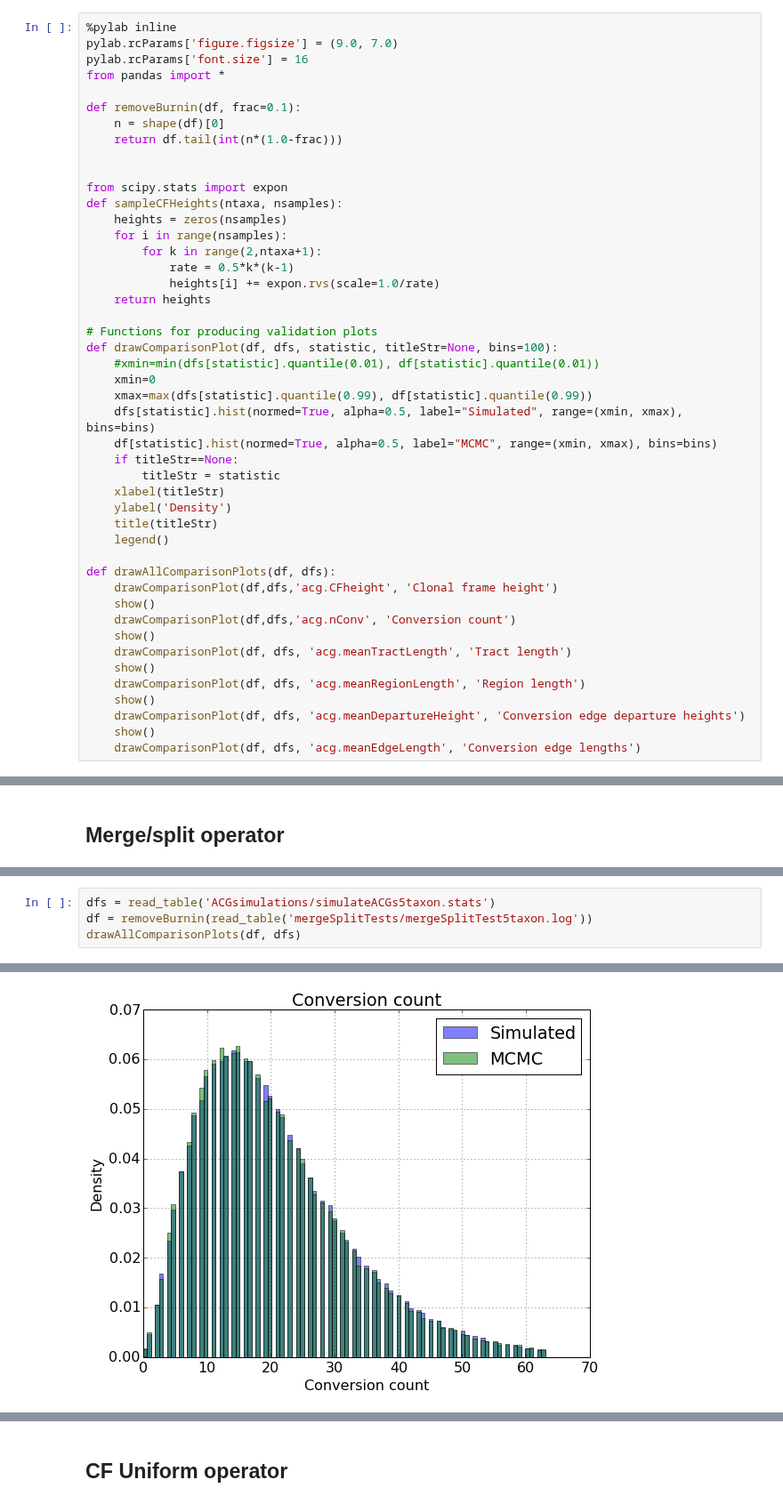
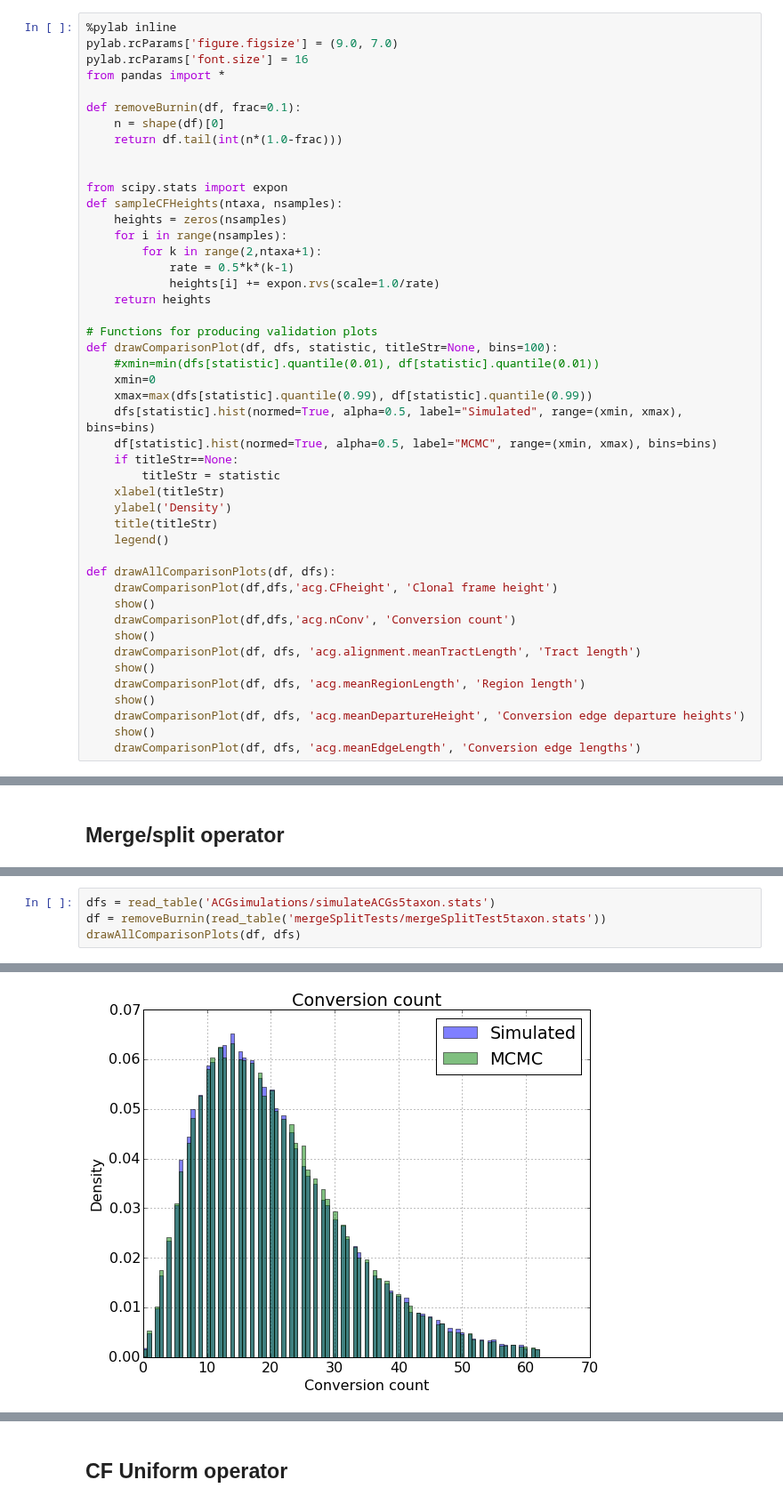
Before and after one commit to tgvaughan/bacter, a Jupyter notebook: examples/unrestricted/Validation.ipynb, the cells around one changed output, grey strips where cells are left out. Shown at 89% size. Saved outputs shown, nothing was run; the diff lists cells and outputs as text.

```diff
--- a/examples/unrestricted/Validation.ipynb
+++ b/examples/unrestricted/Validation.ipynb
@@ -37,7 +37,7 @@ def drawAllComparisonPlots(df, dfs):
     show()
     drawComparisonPlot(df,dfs,'acg.nConv', 'Conversion count')
     show()
-    drawComparisonPlot(df, dfs, 'acg.meanTractLength', 'Tract length')
+    drawComparisonPlot(df, dfs, 'acg.alignment.meanTractLength', 'Tract length')
     show()
     drawComparisonPlot(df, dfs, 'acg.meanRegionLength', 'Region length')
     show()
@@ -217,5 +217,5 @@ drawAllComparisonPlots(df, dfs)
 # %%
 dfs = read_table('ACGsimulations/simulateACGs5taxon.stats')
-df = removeBurnin(read_table('mergeSplitTests/mergeSplitTest5taxon.log'))
+df = removeBurnin(read_table('mergeSplitTests/mergeSplitTest5taxon.stats'))
 drawAllComparisonPlots(df, dfs)
 # %% [output]
@@ -223 +223 @@ drawAllComparisonPlots(df, dfs)
-[figure, old version]
+[figure, new version]
```
Also changed, not shown: parts of 24 cells of this notebook, 45 other files.
